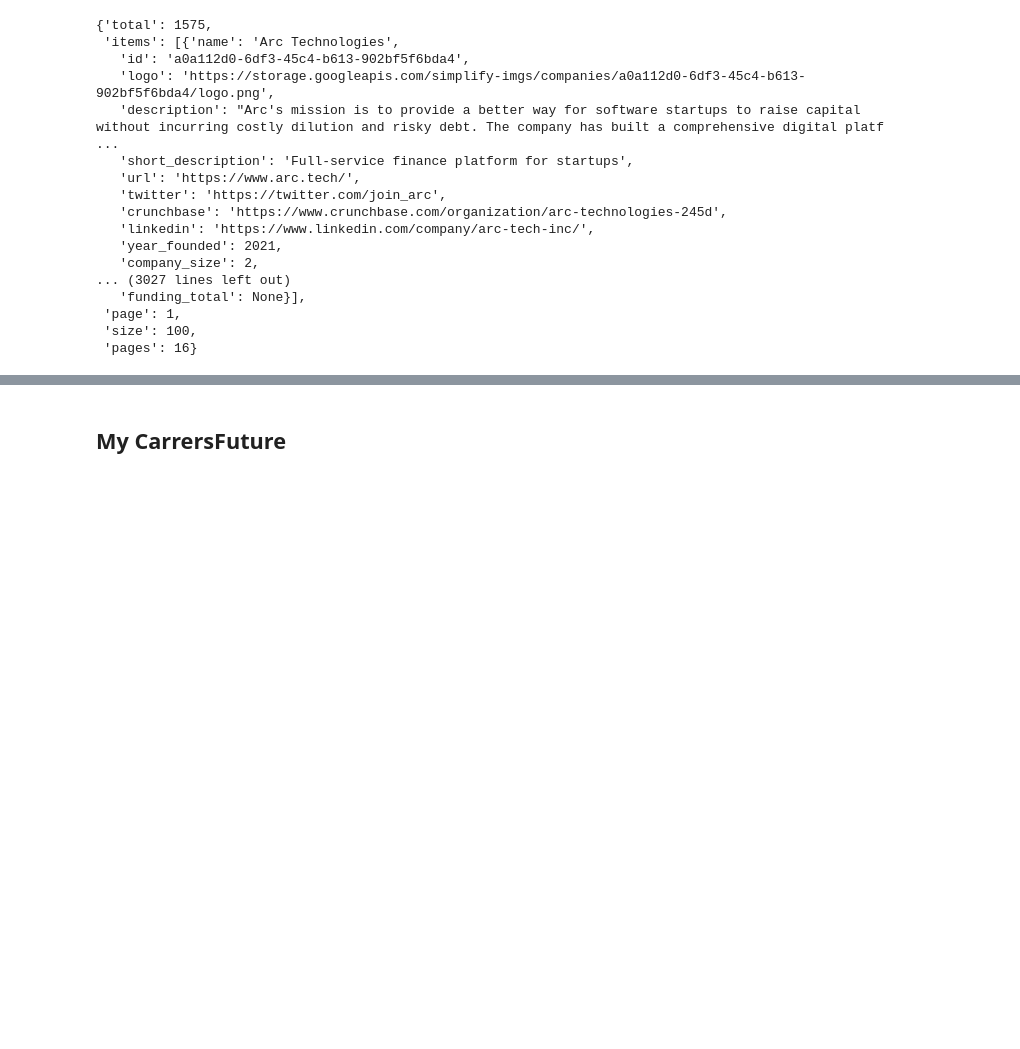
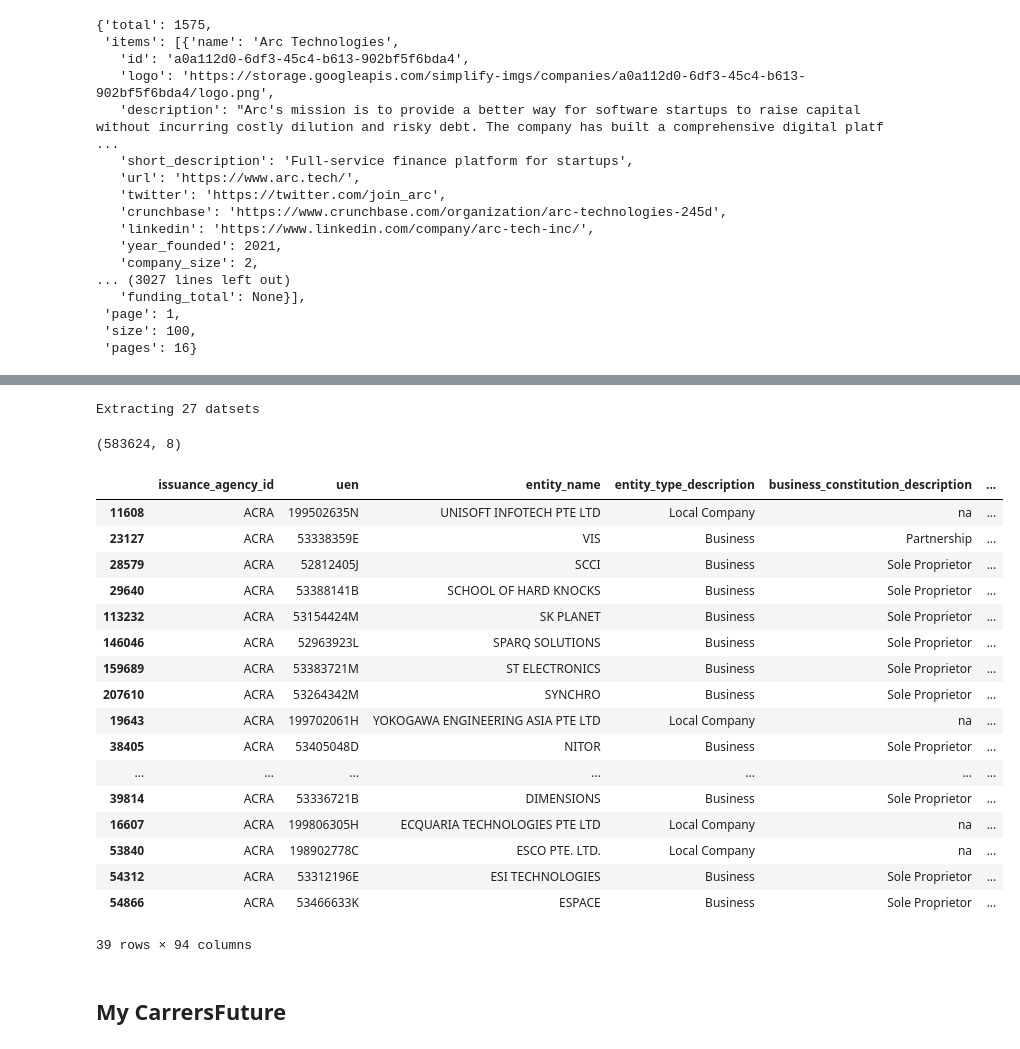
Before and after one commit to caramel2001/TalentTrove, a Jupyter notebook: example.ipynb, the cells around one changed output, grey strips where cells are left out. Drawn from its saved outputs; the diff is of its cells as text; code cells hidden in the pictures; blank space fills up the shorter version.

Commit message:
Added Data Giv Singapore Companies Data

```diff
--- a/example.ipynb
+++ b/example.ipynb
@@ -90,0 +100,12 @@ company_df.drop(columns=['Unnamed: 0','locality']).reset_index(drop=True).to_csv
+# %%
+collection = DataGovCollection(2)
+# %%
+sing_data = collection.collect()
+# %% [output]
+Extracting 27 datsets
+# %%
+filter_data = collection.filter(sing_data)
+# %%
+filter_data.shape
+# %% [output]
+(583624, 8)
@@ -91,3 +114,24 @@ company_df.drop(columns=['Unnamed: 0','locality']).reset_index(drop=True).to_csv
+# %%
+filter_data[filter_data['entity_name'].str.lower().isin(company_df['name'])]
+# %% [output]
+|  | issuance_agency_id | uen | entity_name | entity_type_description | business_constitution_description | ... |
+| 11608 | ACRA | 199502635N | UNISOFT INFOTECH PTE LTD | Local Company | na | ... |
+| 23127 | ACRA | 53338359E | VIS | Business | Partnership | ... |
+| 28579 | ACRA | 52812405J | SCCI | Business | Sole Proprietor | ... |
+| 29640 | ACRA | 53388141B | SCHOOL OF HARD KNOCKS | Business | Sole Proprietor | ... |
+| 113232 | ACRA | 53154424M | SK PLANET | Business | Sole Proprietor | ... |
+| 146046 | ACRA | 52963923L | SPARQ SOLUTIONS | Business | Sole Proprietor | ... |
+| 159689 | ACRA | 53383721M | ST ELECTRONICS | Business | Sole Proprietor | ... |
+| 207610 | ACRA | 53264342M | SYNCHRO | Business | Sole Proprietor | ... |
+| 19643 | ACRA | 199702061H | YOKOGAWA ENGINEERING ASIA PTE LTD | Local Company | na | ... |
+| 38405 | ACRA | 53405048D | NITOR | Business | Sole Proprietor | ... |
+| ... | ... | ... | ... | ... | ... | ... |
+| 39814 | ACRA | 53336721B | DIMENSIONS | Business | Sole Proprietor | ... |
+| 16607 | ACRA | 199806305H | ECQUARIA TECHNOLOGIES PTE LTD | Local Company | na | ... |
+| 53840 | ACRA | 198902778C | ESCO PTE. LTD. | Local Company | na | ... |
+| 54312 | ACRA | 53312196E | ESI TECHNOLOGIES | Business | Sole Proprietor | ... |
+| 54866 | ACRA | 53466633K | ESPACE | Business | Sole Proprietor | ... |
+39 rows × 94 columns
 # %% [markdown]
 ## My CarrersFuture
 # %%
```
Also changed, not shown: parts of 4 cells of this notebook, 3 other files.
